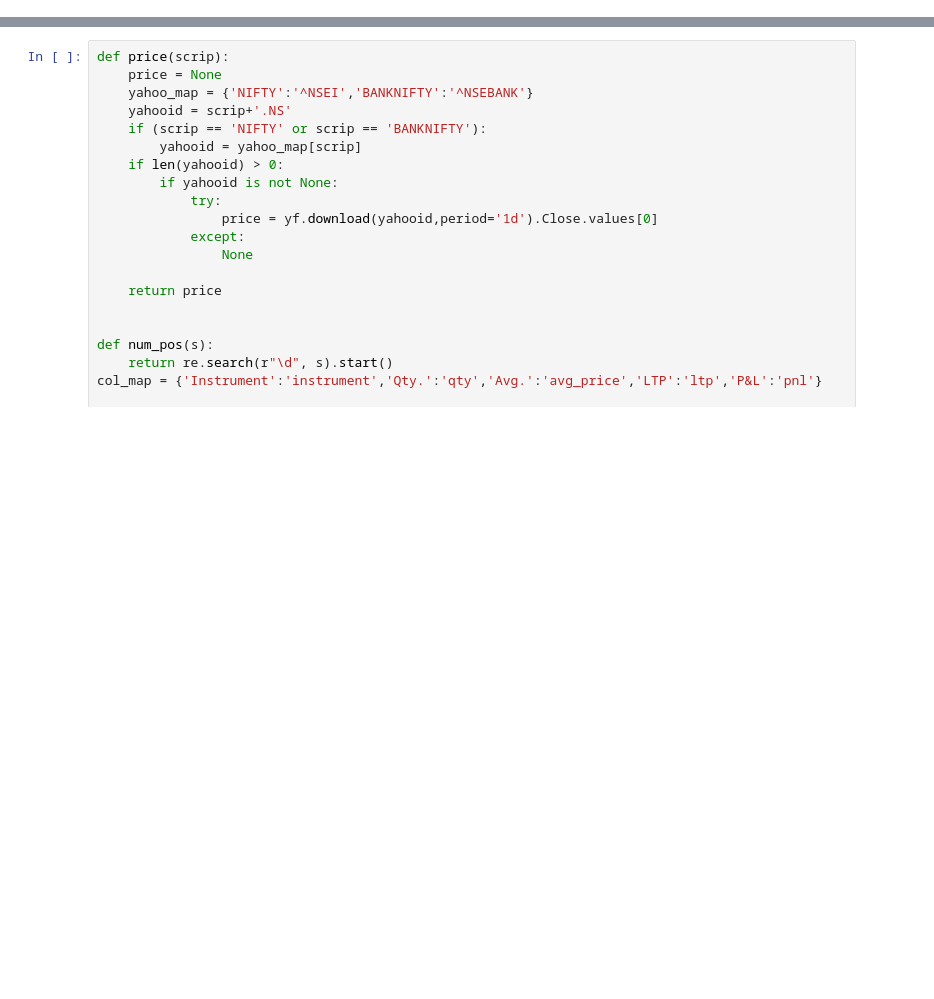
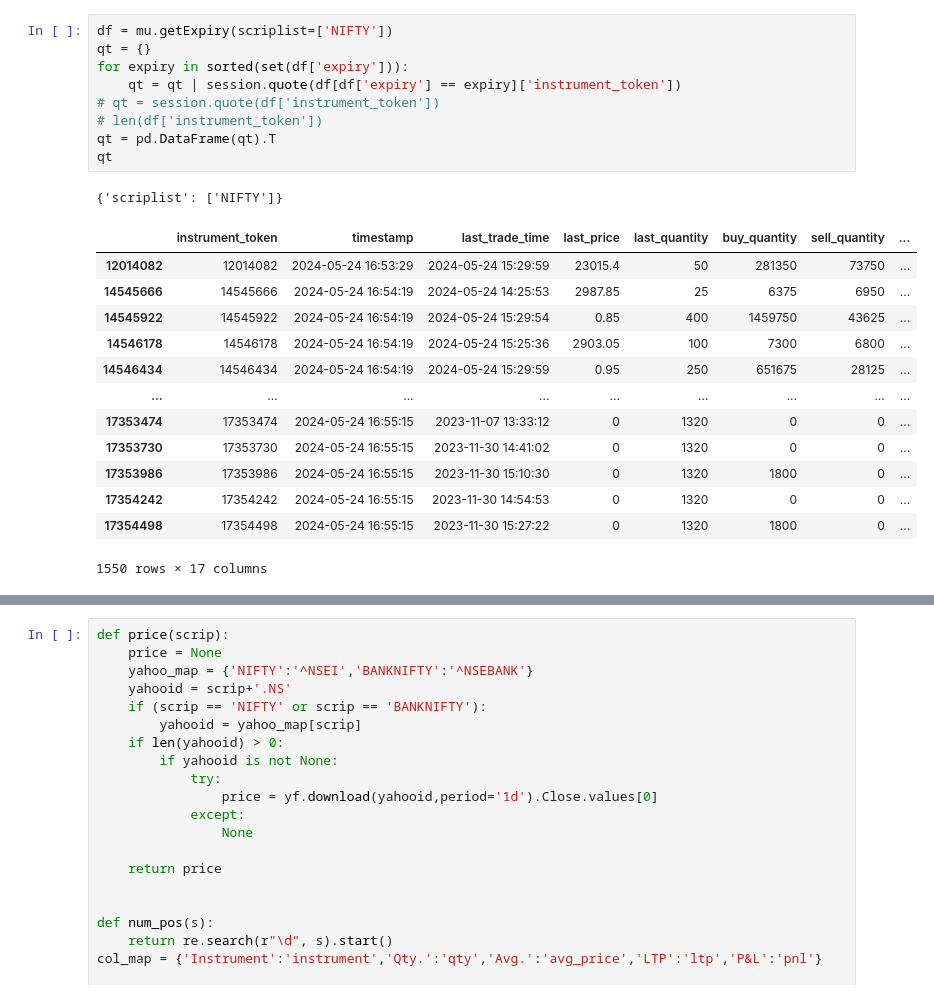
Before and after one commit to santoshbag/mrigAnalytics, a Jupyter notebook: OC.ipynb, the cells around one changed output, grey strips where cells are left out. Drawn from its saved outputs; the diff is of its cells as text; blank space fills up the shorter version.

```diff
--- a/OC.ipynb
+++ b/OC.ipynb
@@ -22,0 +55,24 @@ ins= pd.DataFrame(ins)
+# %%
+df = mu.getExpiry(scriplist=['NIFTY'])
+qt = {}
+for expiry in sorted(set(df['expiry'])):
+    qt = qt | session.quote(df[df['expiry'] == expiry]['instrument_token'])
+# qt = session.quote(df['instrument_token'])
+# len(df['instrument_token'])
+qt = pd.DataFrame(qt).T
+qt
+# %% [output]
+{'scriplist': ['NIFTY']}
+|  | instrument_token | timestamp | last_trade_time | last_price | last_quantity | buy_quantity | sell_quantity | ... |
+| 12014082 | 12014082 | 2024-05-24 16:53:29 | 2024-05-24 15:29:59 | 23015.4 | 50 | 281350 | 73750 | ... |
+| 14545666 | 14545666 | 2024-05-24 16:54:19 | 2024-05-24 14:25:53 | 2987.85 | 25 | 6375 | 6950 | ... |
+| 14545922 | 14545922 | 2024-05-24 16:54:19 | 2024-05-24 15:29:54 | 0.85 | 400 | 1459750 | 43625 | ... |
+| 14546178 | 14546178 | 2024-05-24 16:54:19 | 2024-05-24 15:25:36 | 2903.05 | 100 | 7300 | 6800 | ... |
+| 14546434 | 14546434 | 2024-05-24 16:54:19 | 2024-05-24 15:29:59 | 0.95 | 250 | 651675 | 28125 | ... |
+| ... | ... | ... | ... | ... | ... | ... | ... | ... |
+| 17353474 | 17353474 | 2024-05-24 16:55:15 | 2023-11-07 13:33:12 | 0 | 1320 | 0 | 0 | ... |
+| 17353730 | 17353730 | 2024-05-24 16:55:15 | 2023-11-30 14:41:02 | 0 | 1320 | 0 | 0 | ... |
+| 17353986 | 17353986 | 2024-05-24 16:55:15 | 2023-11-30 15:10:30 | 0 | 1320 | 1800 | 0 | ... |
+| 17354242 | 17354242 | 2024-05-24 16:55:15 | 2023-11-30 14:54:53 | 0 | 1320 | 0 | 0 | ... |
+| 17354498 | 17354498 | 2024-05-24 16:55:15 | 2023-11-30 15:27:22 | 0 | 1320 | 1800 | 0 | ... |
+1550 rows × 17 columns
```
Also changed, not shown: parts of 29 cells of this notebook, 21 other files.
